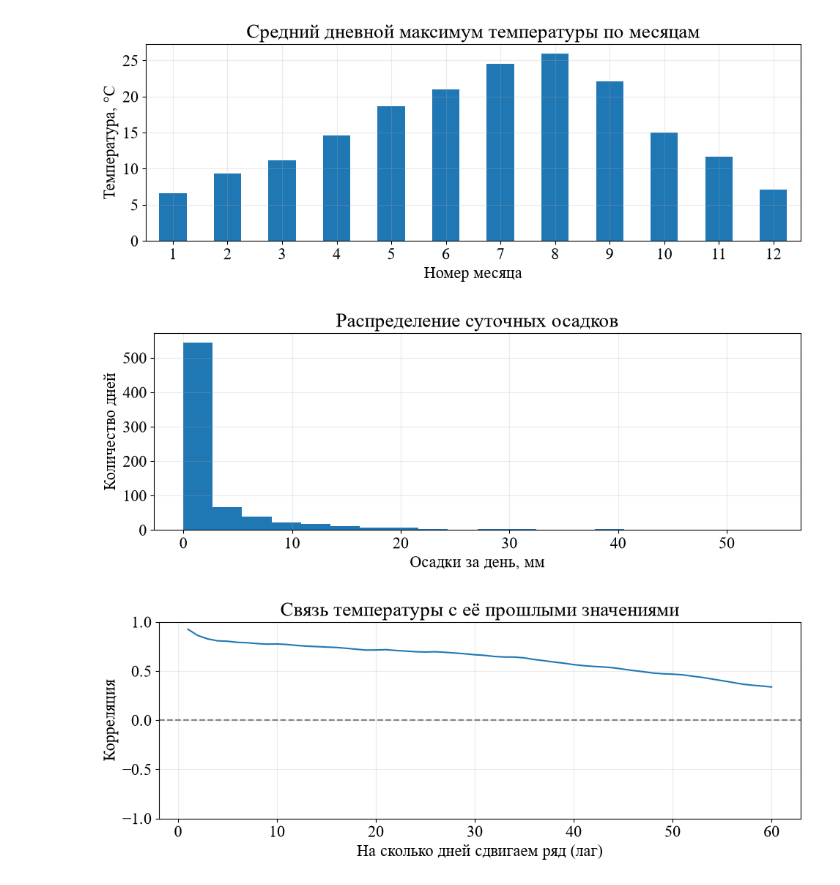
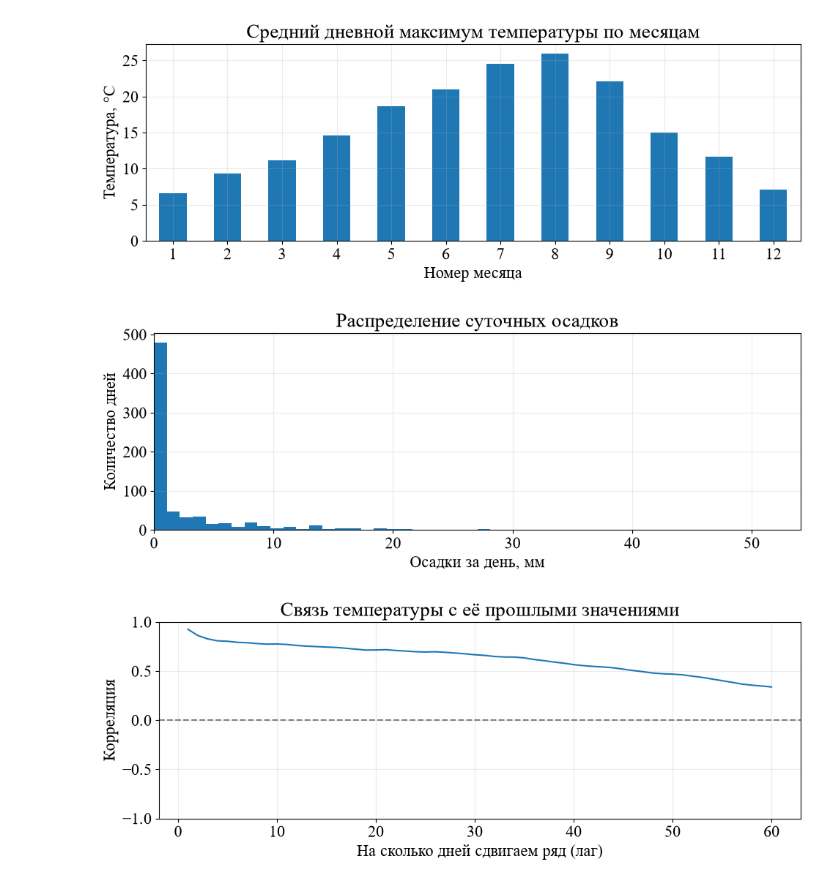
Before and after one commit to RiXenGC/IU1_ML, a Jupyter notebook: sem2/lab8/notebooks/01_visualization.ipynb, the cells around one changed output. Drawn from its saved outputs; the diff is of its cells as text; code cells hidden in the pictures.

```diff
--- a/sem2/lab8/notebooks/01_visualization.ipynb
+++ b/sem2/lab8/notebooks/01_visualization.ipynb
@@ -146,14 +137,15 @@ plt.show()
 # %% [output]
 [figure]
 # %%
-train["precipitation"].plot.hist(bins=20, figsize=(10, 4))
+train["precipitation"].plot.hist(bins=50, figsize=(10, 4))
 plt.title("Распределение суточных осадков")
 plt.xlabel("Осадки за день, мм")
 plt.ylabel("Количество дней")
+plt.xlim(0, max(train["precipitation"]))
 plt.tight_layout()
 plt.show()
 # %% [output]
-[figure, old version]
+[figure, new version]
 # %%
 temperature = train["temp_max"]
 lags = range(1, 61)
```
Also changed, not shown: parts of 9 cells of this notebook, 4 other files.
